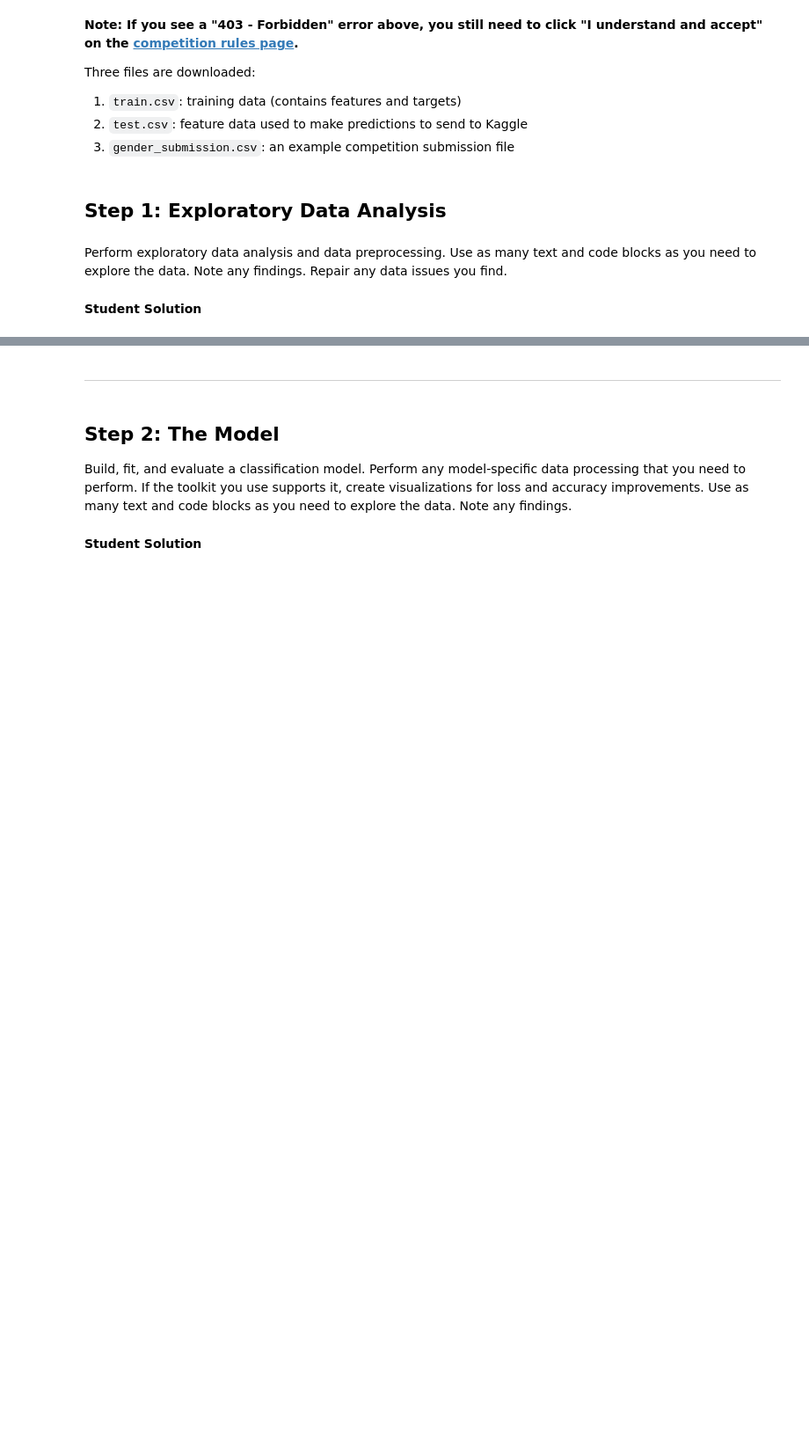
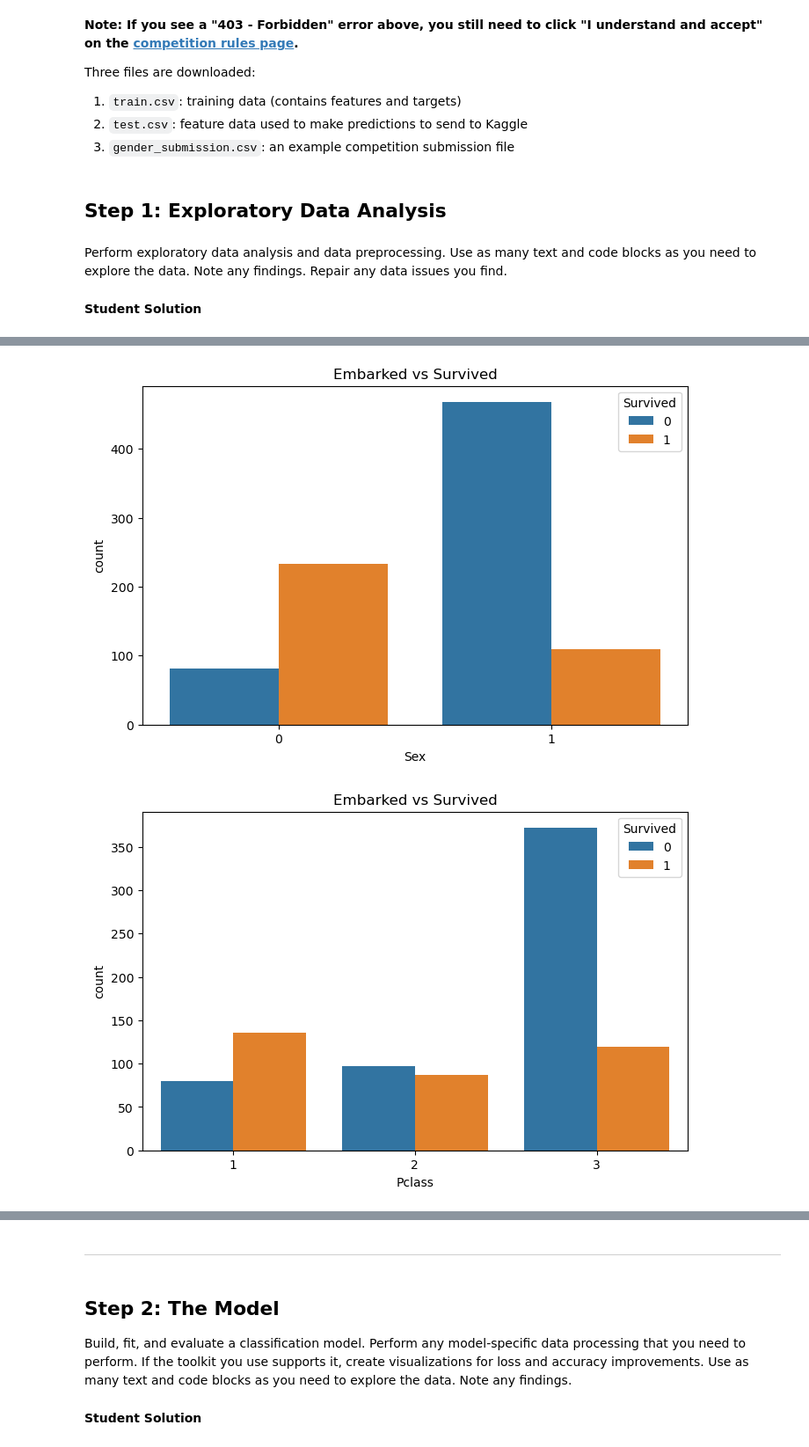
Before and after one commit to Edrop7/OSSU-BSCS_SamuelOvalle, a Jupyter notebook: extras/USC-AIML-NACME/Project 3/classification.ipynb, the cells around one changed output, grey strips where cells are left out. Shown: that part at 88% size. Saved outputs shown, nothing was run; the diff lists cells and outputs as text; code cells hidden in the pictures; blank space fills up the shorter version.

```diff
--- a/extras/USC-AIML-NACME/Project 3/classification.ipynb
+++ b/extras/USC-AIML-NACME/Project 3/classification.ipynb
@@ -46,0 +244,11 @@ Perform exploratory data analysis and data preprocessing. Use as many text and c
+# %%
+# Visualization of survived vs 3 features
+three_features = ['Sex', 'Pclass', 'Embarked']
+for feature in three_features:
+   plt.figure(figsize=(8, 5))
+   sns.countplot(x=feature, data=train_df, hue='Survived')
+   plt.title('Embarked vs Survived')
+   plt.show()
+# %% [output]
+[figure, added]
+[figure, added]
```
Also changed, not shown: parts of 31 cells of this notebook, 4 other files.
